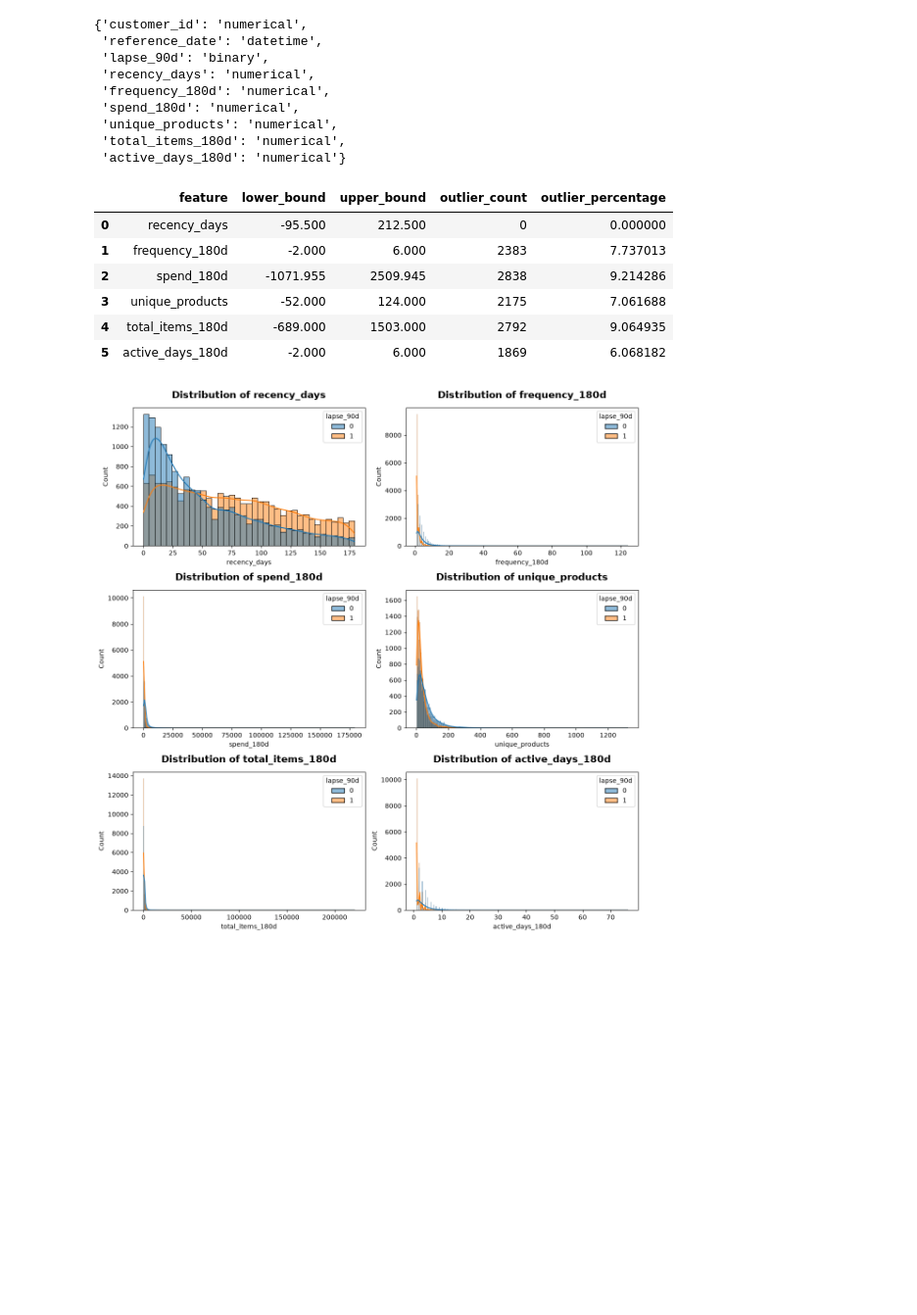
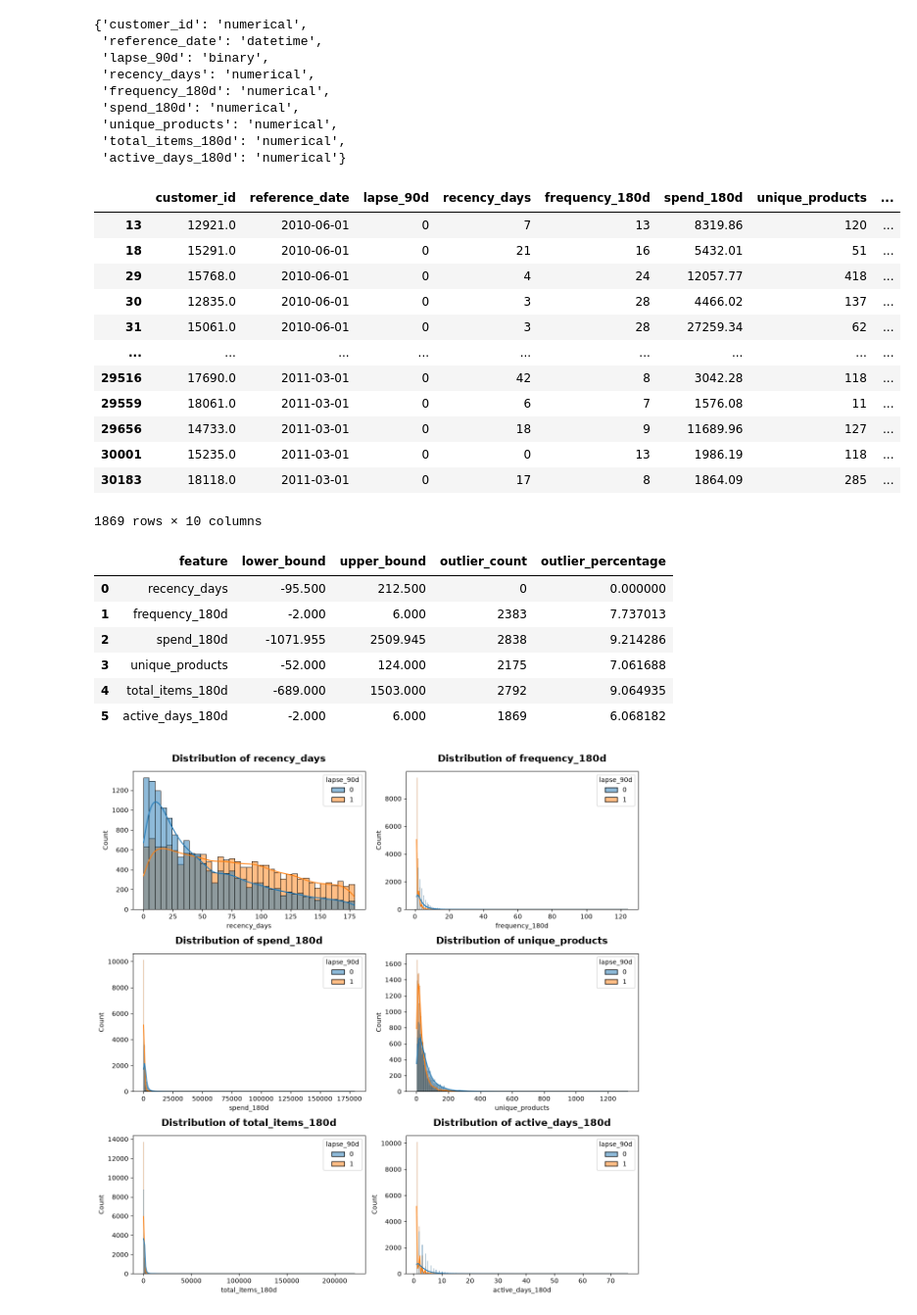
Before and after one commit to Amila-codes/Customer-Purchase-Behavior-Prediction, a Jupyter notebook: notebooks/classification_capstone_final.ipynb, the cells around one changed output. Shown at 98% size. Cells and saved outputs as stored; diff of their text form; code cells hidden in the pictures; blank space fills up the shorter version.

```diff
--- a/notebooks/classification_capstone_final.ipynb
+++ b/notebooks/classification_capstone_final.ipynb
@@ -893,41 +925,54 @@ detect_variable_types(train_data)
 # outlier detection
 num_cols = ['recency_days', 'frequency_180d', 'spend_180d', 'unique_products', 'total_items_180d', 'active_days_180d']
 
 def find_iqr_outliers(data, cols):
     results = []
 
     for col in cols:
         q1 = data[col].quantile(0.25)
         q3 = data[col].quantile(0.75)
         iqr = q3 - q1
 
         lower = q1 - 1.5 * iqr
         upper = q3 + 1.5 * iqr
 
         outliers = data[
             (data[col] < lower) |
             (data[col] > upper)
         ]
 
         results.append({
             'feature': col,
             'lower_bound': lower,
             'upper_bound': upper,
             'outlier_count': len(outliers),
             'outlier_percentage': len(outliers) / len(data) * 100
         })
-
+    display(outliers)
     return pd.DataFrame(results)
 
 find_iqr_outliers(train_data, num_cols)
 # %% [output]
-|  | feature | lower_bound | upper_bound | outlier_count | outlier_percentage |
-| 0 | recency_days | -95.500 | 212.500 | 0 | 0.000000 |
-| 1 | frequency_180d | -2.000 | 6.000 | 2383 | 7.737013 |
-| 2 | spend_180d | -1071.955 | 2509.945 | 2838 | 9.214286 |
-| 3 | unique_products | -52.000 | 124.000 | 2175 | 7.061688 |
-| 4 | total_items_180d | -689.000 | 1503.000 | 2792 | 9.064935 |
-| 5 | active_days_180d | -2.000 | 6.000 | 1869 | 6.068182 |
+|  | customer_id | reference_date | lapse_90d | recency_days | frequency_180d | spend_180d | unique_products | ... |
+| 13 | 12921.0 | 2010-06-01 | 0 | 7 | 13 | 8319.86 | 120 | ... |
+| 18 | 15291.0 | 2010-06-01 | 0 | 21 | 16 | 5432.01 | 51 | ... |
+| 29 | 15768.0 | 2010-06-01 | 0 | 4 | 24 | 12057.77 | 418 | ... |
+| 30 | 12835.0 | 2010-06-01 | 0 | 3 | 28 | 4466.02 | 137 | ... |
+| 31 | 15061.0 | 2010-06-01 | 0 | 3 | 28 | 27259.34 | 62 | ... |
+| ... | ... | ... | ... | ... | ... | ... | ... | ... |
+| 29516 | 17690.0 | 2011-03-01 | 0 | 42 | 8 | 3042.28 | 118 | ... |
+| 29559 | 18061.0 | 2011-03-01 | 0 | 6 | 7 | 1576.08 | 11 | ... |
+| 29656 | 14733.0 | 2011-03-01 | 0 | 18 | 9 | 11689.96 | 127 | ... |
+| 30001 | 15235.0 | 2011-03-01 | 0 | 0 | 13 | 1986.19 | 118 | ... |
+| 30183 | 18118.0 | 2011-03-01 | 0 | 17 | 8 | 1864.09 | 285 | ... |
+1869 rows × 10 columns
+|  | feature | lower_bound | upper_bound | outlier_count | outlier_percentage |
+| 0 | recency_days | -95.500 | 212.500 | 0 | 0.000000 |
+| 1 | frequency_180d | -2.000 | 6.000 | 2383 | 7.737013 |
+| 2 | spend_180d | -1071.955 | 2509.945 | 2838 | 9.214286 |
+| 3 | unique_products | -52.000 | 124.000 | 2175 | 7.061688 |
+| 4 | total_items_180d | -689.000 | 1503.000 | 2792 | 9.064935 |
+| 5 | active_days_180d | -2.000 | 6.000 | 1869 | 6.068182 |
 # %%
 # Visualize numerical columns
 fig1, axes1 = plt.subplots(3, 2, figsize=(12, 12))
```
Also changed, not shown: parts of 12 cells of this notebook.
